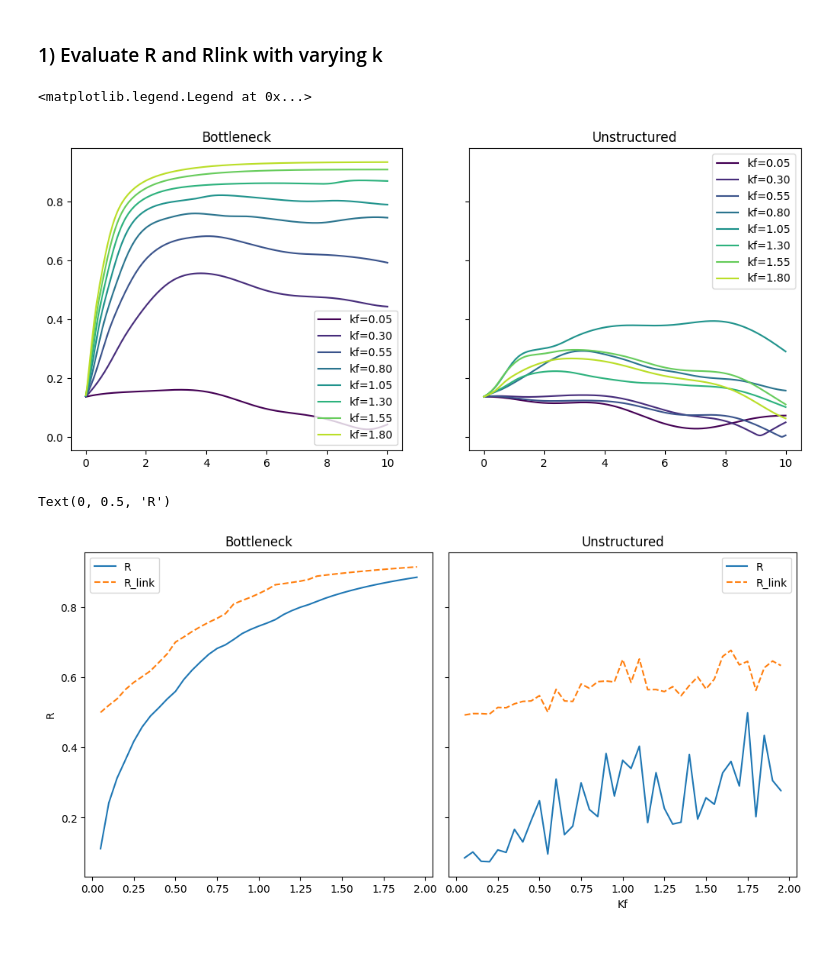
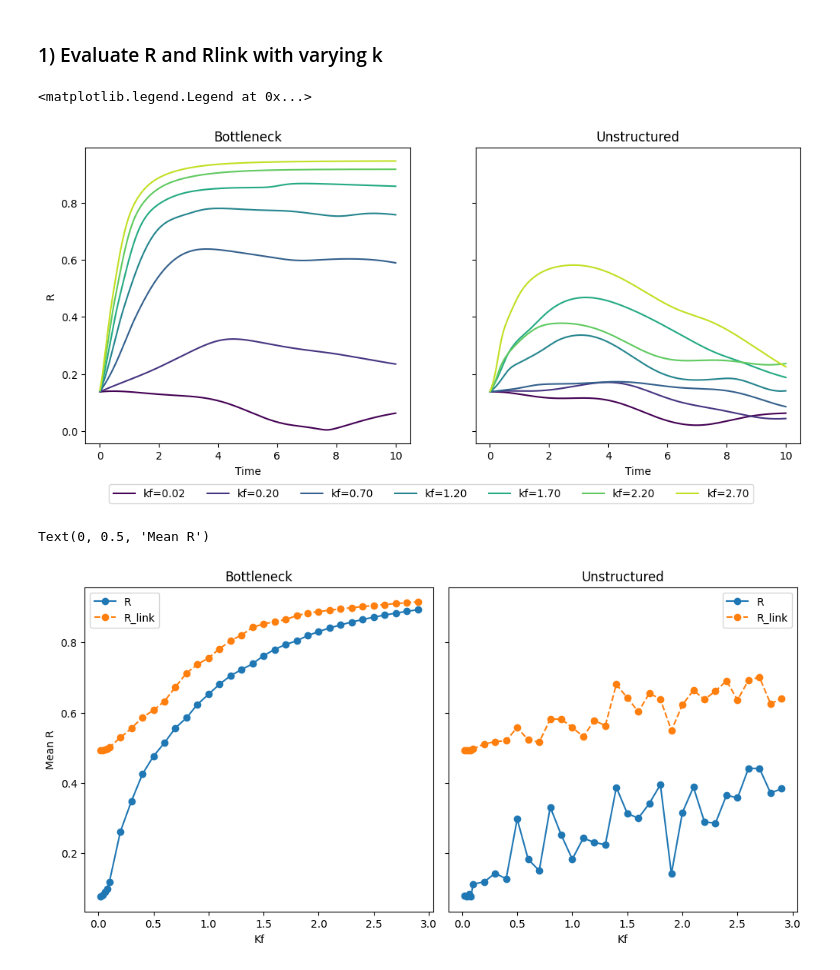
Before and after one commit to adamLastovka/KuramotoNeuralSimulations, a Jupyter notebook: Notebooks/04_network_analysis.ipynb, the cells around one changed output. Cells and saved outputs as stored; diff of their text form; code cells hidden in the pictures.

Commit message:
Updates to default configs, R vs K plots

```diff
--- a/Notebooks/04_network_analysis.ipynb
+++ b/Notebooks/04_network_analysis.ipynb
@@ -87,7 +90,8 @@ plt.show()
 # %% [markdown]
 ### 1) Evaluate R and Rlink with varying k
 # %%
-Kf_list = np.arange(0.05, 2.0, 0.05)
+Kf_list = np.arange(0.02, 0.1, 0.02)
+Kf_list = np.hstack([Kf_list, np.arange(0.1, 3.0, 0.1)])
 
 T_END = 10
 
@@ -144,38 +148,42 @@ for Kf in Kf_list:
 # %%
 ts = results_bottleneck['ts']
 # Transient plots
 cmap = plt.cm.get_cmap('viridis')
 
 fig,axs = plt.subplots(1,2,figsize=(12,5), sharex=True, sharey=True)
 Rm_t_bottleneck = case_results["bottleneck"]["R_t"]
 Rm_t_unstructured = case_results["unstructured"]["R_t"]
 
 stride = 5
 for i, (kf, Rt1, Rt2) in enumerate(zip(Kf_list[::stride], Rm_t_bottleneck[::stride], Rm_t_unstructured[::stride])):
     c = cmap(i*stride/len(Rm_t_bottleneck))
     axs[0].plot(ts, Rt1, color=c, label=f"kf={kf:.2f}")
     axs[1].plot(ts, Rt2, color=c, label=f"kf={kf:.2f}")
 
 axs[0].set_title("Bottleneck")
-axs[0].legend()
 axs[1].set_title("Unstructured")
-axs[1].legend()
+axs[0].set_ylabel("R")
+axs[0].set_xlabel("Time")
+axs[1].set_xlabel("Time")
+handles, labels = axs.flat[0].get_legend_handles_labels()
+fig.legend(handles, labels, loc="lower center", ncol=len(handles),bbox_to_anchor=(0.5, -0.06))
 # %% [output]
 <matplotlib.legend.Legend at 0x...>
-[figure, old version]
+[figure, new version]
 # %%
 fig, axs = plt.subplots(1, 2, figsize=(10, 5), sharex=True,sharey=True, constrained_layout=True)
-axs[0].plot(case_results["bottleneck"]["Kf"], case_results["bottleneck"]["Rm"], label="R")
-axs[0].plot(case_results["bottleneck"]["Kf"], case_results["bottleneck"]["R_link"], ls="--", label="R_link")
+axs[0].plot(case_results["bottleneck"]["Kf"], case_results["bottleneck"]["Rm"], marker="o", label="R")
+axs[0].plot(case_results["bottleneck"]["Kf"], case_results["bottleneck"]["R_link"], ls="--", marker="o", label="R_link")
 axs[0].set_title("Bottleneck")
+axs[0].set_xlabel("Kf")
 axs[0].legend()
 
-axs[1].plot(case_results["unstructured"]["Kf"], case_results["unstructured"]["Rm"], label="R")
-axs[1].plot(case_results["unstructured"]["Kf"], case_results["unstructured"]["R_link"], ls="--", label="R_link")
+axs[1].plot(case_results["unstructured"]["Kf"], case_results["unstructured"]["Rm"], marker="o", label="R")
+axs[1].plot(case_results["unstructured"]["Kf"], case_results["unstructured"]["R_link"], ls="--", marker="o", label="R_link")
 axs[1].set_title("Unstructured")
 axs[1].legend()
 axs[1].set_xlabel("Kf")
-axs[0].set_ylabel("R")
+axs[0].set_ylabel("Mean R")
 # %% [output]
-Text(0, 0.5, 'R')
+Text(0, 0.5, 'Mean R')
-[figure, old version]
+[figure, new version]
```
Also changed, not shown: parts of 2 cells of this notebook, 4 other files.
